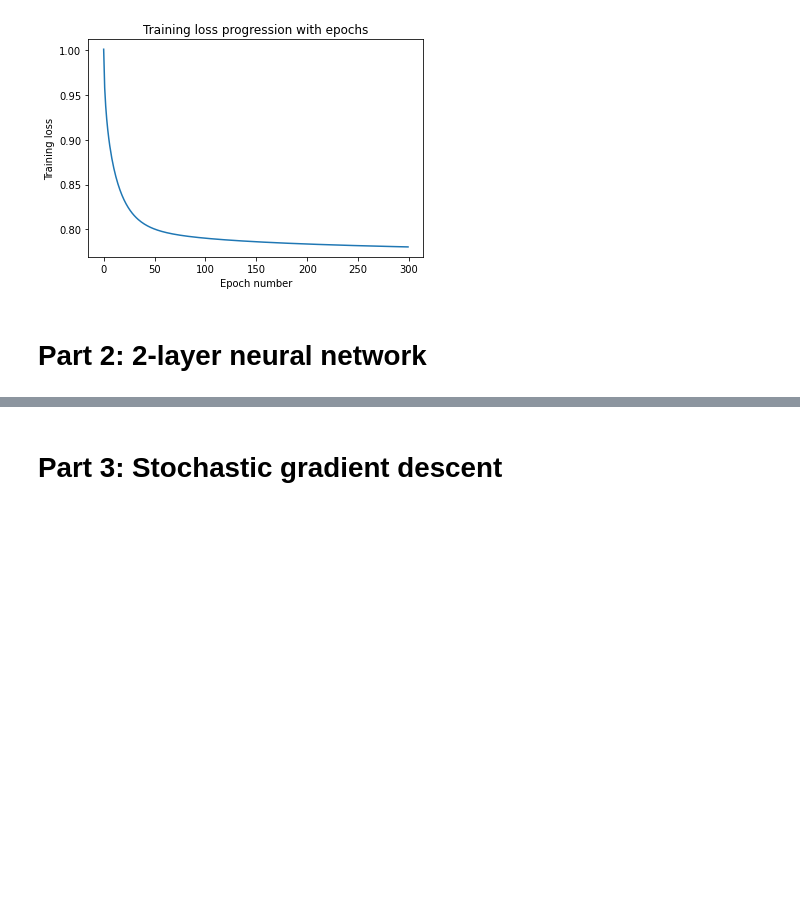
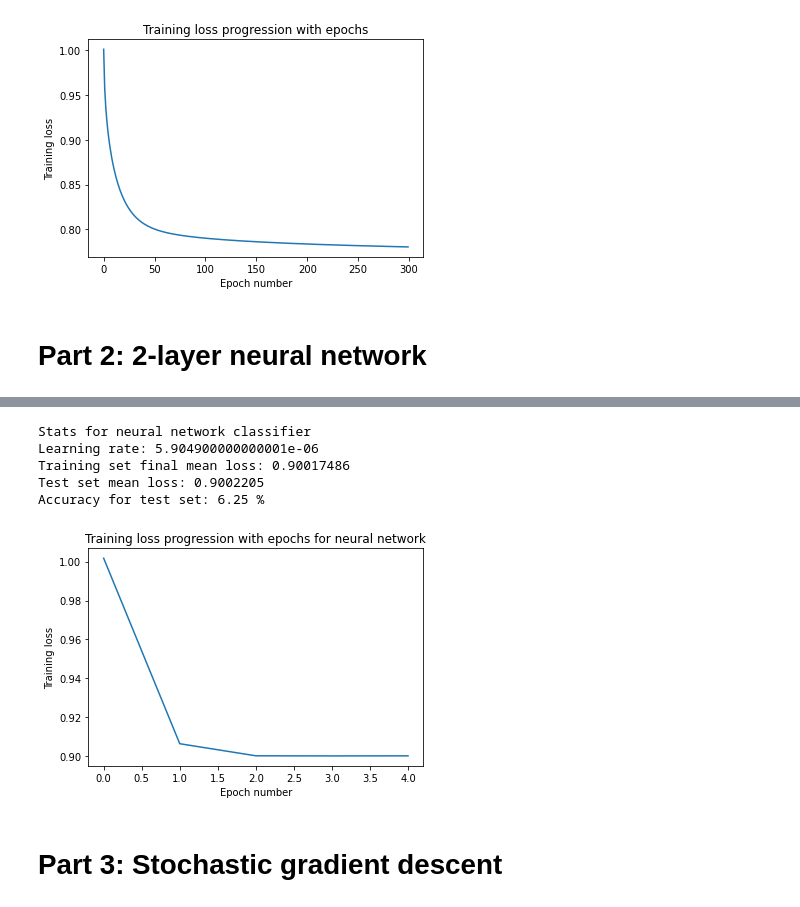
Before and after one commit to PamudithaSomarathne/EN2550, a Jupyter notebook: 4 Neural Network/EN2550_Assignment_04.ipynb, the cells around one changed output, grey strips where cells are left out. Drawn from its saved outputs; the diff is of its cells as text; code cells hidden in the pictures; blank space fills up the shorter version.

```diff
--- a/4 Neural Network/EN2550_Assignment_04.ipynb
+++ b/4 Neural Network/EN2550_Assignment_04.ipynb
@@ -59,9 +68,11 @@ def forward_prop_linear(x_data, weights):
   return np.matmul(x_data, weights[0]) +\
     np.matmul(np.ones((x_data.shape[0],1)),weights[1])
 
-def mean_sum_of_squared_errors(y, y_hat):
+def mean_sum_of_squared_errors(y, y_hat, reg=0, weights=[]):
+  """ Loss function """
   diff = (y-y_hat).astype(np.float32)
-  return np.mean(np.sum(np.multiply(diff,diff),axis=1))
+  if reg: return np.mean(np.sum(np.multiply(diff,diff),axis=1))
+  else: return np.mean(np.sum(np.multiply(diff,diff),axis=1))
 
 def back_prop_linear(y_hat, y, x):
   return [np.matmul(x.T,2*(y_hat-y))/x.shape[0],np.sum(2*(y_hat-y),axis=0)/x.shape[0]]
@@ -70,6 +81,12 @@ def gradient_descent_linear(grads, weights, learning_rate=0.01):
   weights[0] = weights[0]-learning_rate*grads[0]
   weights[1] = weights[1]-learning_rate*grads[1]
   return weights
+
+def get_accuracy(y_hat, y):
+  """ Classification accuracy(top one accuracy) """
+  y_hat_bin = np.argmax(y_hat,axis=1)
+  y_class = np.argmax(y,axis=1)
+  return 100*np.sum(y_hat_bin==y_class)/y_class.size
 # %%
 no_epochs = 300
 weights_linear = initialize_linear_weights((x_train.shape[1],K))
@@ -149,11 +194,12 @@ plt.show()
 # %% [markdown]
 # Part 2: 2-layer neural network
 # %%
+# Activation function
 def sigmoid(z):
   return 1/(1+np.exp(-z))
 
 def sigmoidPrime(z):
-  return -(np.multiply(sigmoid(z),sigmoid(z)))
+  return np.exp(-z)/np.multiply(sigmoid(z),sigmoid(z))
 
 def initialize_2_layer_nn(shape, epsilon=0.001):
   W1 = np.random.randn(shape[0], shape[1])*epsilon
@@ -170,12 +216,12 @@ def forward_prop_2_layer_nn(x_data, weights):
   return [z1,a1,z2]
 
 def back_prop_2_layer_nn(y, xs, weights):
-  dz2 = 2*(xs[-1]-y)/y.shape[0]
-  db2 = np.sum(dz2,axis=0,keepdims=True)
-  dW2 = np.sum(np.matmul(xs[-2].T,dz2),axis=0,keepdims=True)
+  dz2 = 2*(xs[-1]-y)
+  db2 = np.sum(dz2,axis=0,keepdims=True)/y.shape[0]
+  dW2 = np.sum(np.matmul(xs[-2].T,dz2),axis=0,keepdims=True)/y.shape[0]
   dz1 = sigmoidPrime(np.matmul(dz2,weights[2].T))
-  db1 = np.sum(dz1,axis=0,keepdims=True)
-  dW1 = np.sum(np.matmul(xs[0].T, dz1),axis=0,keepdims=True)
+  db1 = np.sum(dz1,axis=0,keepdims=True)/y.shape[0]
+  dW1 = np.sum(np.matmul(xs[0].T, dz1),axis=0,keepdims=True)/y.shape[0]
   return [dW1,db1,dW2,db2]
 
 def gradient_descent_2_layer_nn(grads, weights, learning_rate=0.01):
@@ -213,2 +289,25 @@ KeyboardInterrupt: ignored
+# %%
+ y_hat_test = forward_prop_2_layer_nn(x_test,weights_nn)[-1]
+print("Stats for neural network classifier")
+print("Learning rate:", learning_rate_nn)
+print("Training set final mean loss:", history_nn[-1])
+print("Test set mean loss:",mean_sum_of_squared_errors(y_test, y_hat_test))
+print("Test set accuracy:", get_accuracy(y_hat_test, y_test),"%\n")
+
+plt.figure(figsize=(20,20))
+plt.title("Training loss progression with epochs for linear classifier")
+plt.xlabel("Epoch number")
+plt.savefig("images/linear_training_loss.png")
+plt.plot(nn1_loss_history, 'b', label="Training loss")
+plt.plot(nn1_train_acc_history/100, 'r', label="Training accuracy")
+plt.plot(nn1_val_acc_history/100, 'g', label="Validation accuracy")
+plt.show()
+# %% [output]
+Stats for neural network classifier
+Learning rate: 5.904900000000001e-06
+Training set final mean loss: 0.90017486
+Test set mean loss: 0.9002205
+Accuracy for test set: 6.25 %
+[figure, added]
 # %% [markdown]
 # Part 3: Stochastic gradient descent
```
Also changed, not shown: parts of 7 cells of this notebook.
